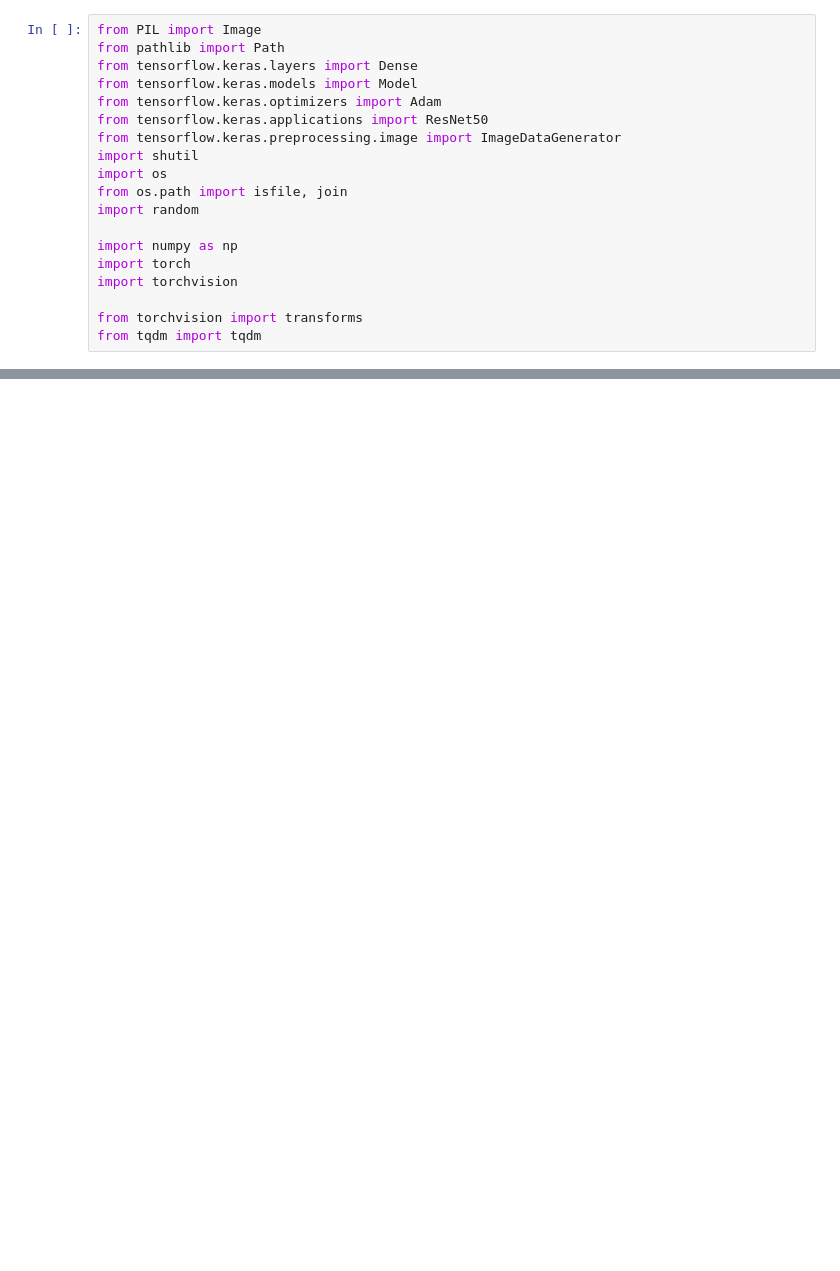
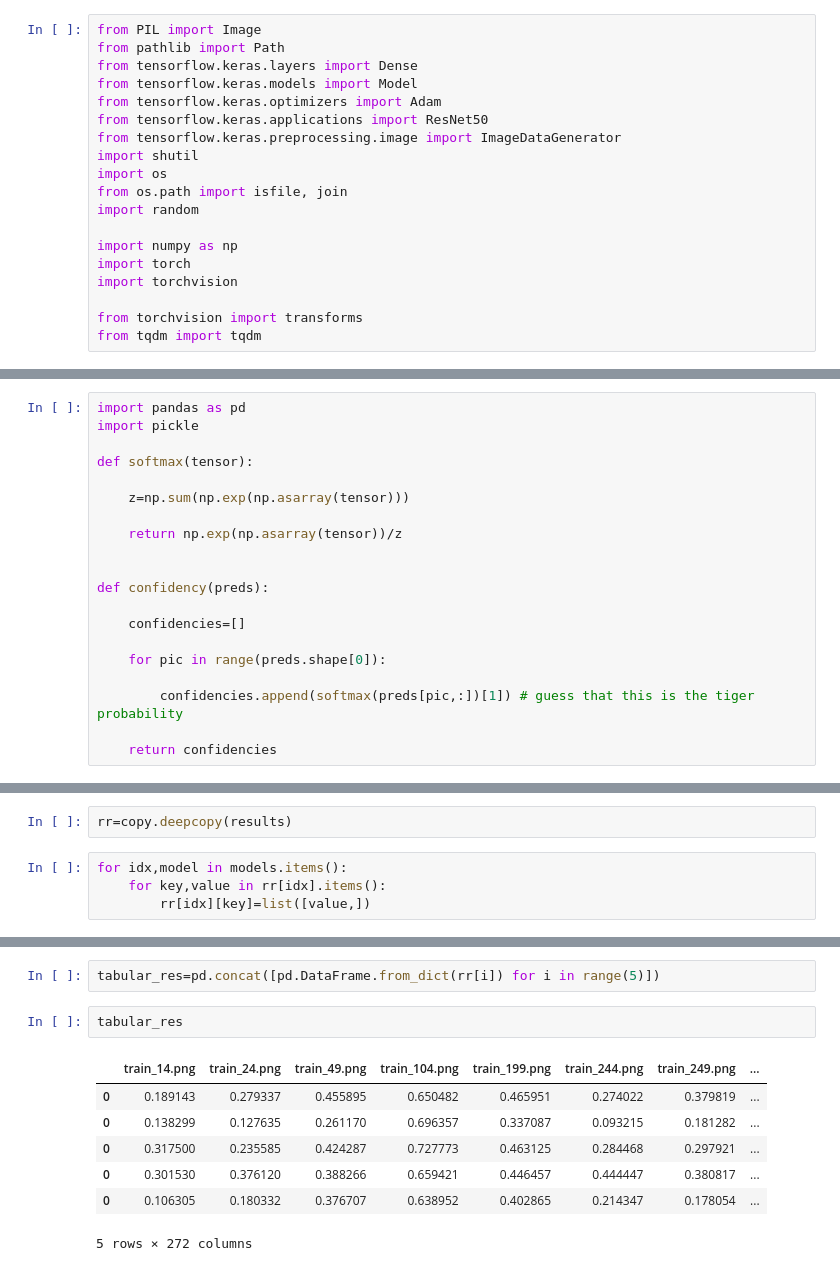
Before and after one commit to PeterTKovacs/mosquito_recoginition, a Jupyter notebook: APRO_baseline.ipynb, the cells around one changed output, grey strips where cells are left out. Saved outputs shown, nothing was run; the diff lists cells and outputs as text; blank space fills up the shorter version.

```diff
--- a/APRO_baseline.ipynb
+++ b/APRO_baseline.ipynb
@@ -481,0 +367,20 @@ ResNet(
+# %%
+import pandas as pd
+import pickle
+
+def softmax(tensor):
+
+    z=np.sum(np.exp(np.asarray(tensor)))
+
+    return np.exp(np.asarray(tensor))/z
+
+
+def confidency(preds):
+
+    confidencies=[]
+
+    for pic in range(preds.shape[0]):
+
+        confidencies.append(softmax(preds[pic,:])[1]) # guess that this is the tiger probability
+
+    return confidencies
@@ -481,0 +466,6 @@ ResNet(
+# %%
+rr=copy.deepcopy(results)
+# %%
+for idx,model in models.items():
+    for key,value in rr[idx].items():
+        rr[idx][key]=list([value,])
@@ -481,0 +478,12 @@ ResNet(
+# %%
+tabular_res=pd.concat([pd.DataFrame.from_dict(rr[i]) for i in range(5)])
+# %%
+tabular_res
+# %% [output]
+|  | train_14.png | train_24.png | train_49.png | train_104.png | train_199.png | train_244.png | train_249.png | ... |
+| 0 | 0.189143 | 0.279337 | 0.455895 | 0.650482 | 0.465951 | 0.274022 | 0.379819 | ... |
+| 0 | 0.138299 | 0.127635 | 0.261170 | 0.696357 | 0.337087 | 0.093215 | 0.181282 | ... |
+| 0 | 0.317500 | 0.235585 | 0.424287 | 0.727773 | 0.463125 | 0.284468 | 0.297921 | ... |
+| 0 | 0.301530 | 0.376120 | 0.388266 | 0.659421 | 0.446457 | 0.444447 | 0.380817 | ... |
+| 0 | 0.106305 | 0.180332 | 0.376707 | 0.638952 | 0.402865 | 0.214347 | 0.178054 | ... |
+5 rows × 272 columns
```
Also changed, not shown: parts of 31 cells of this notebook.
